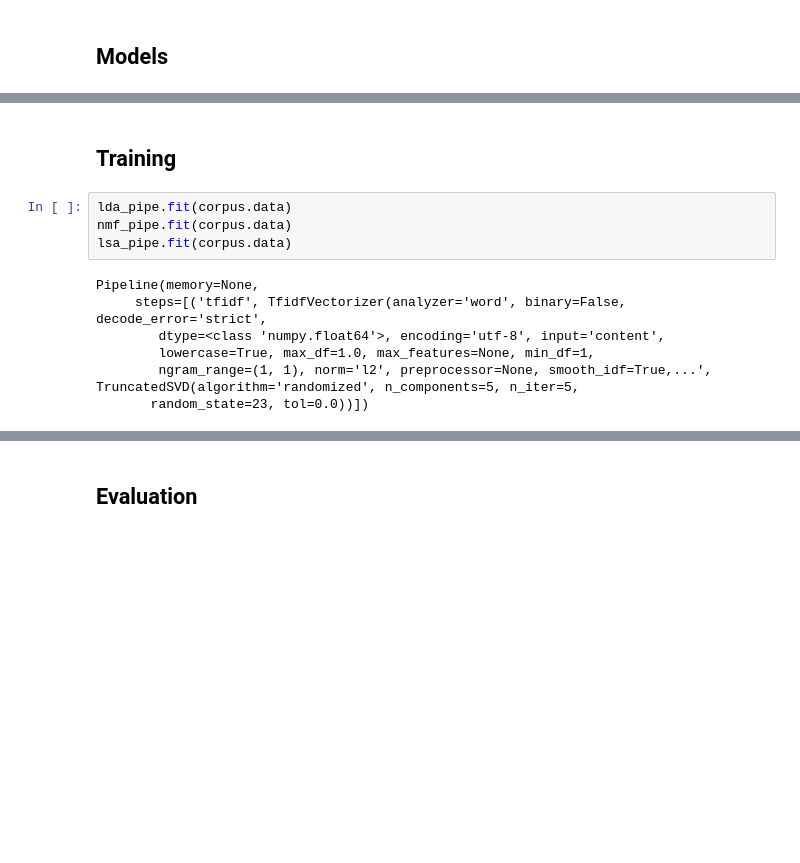
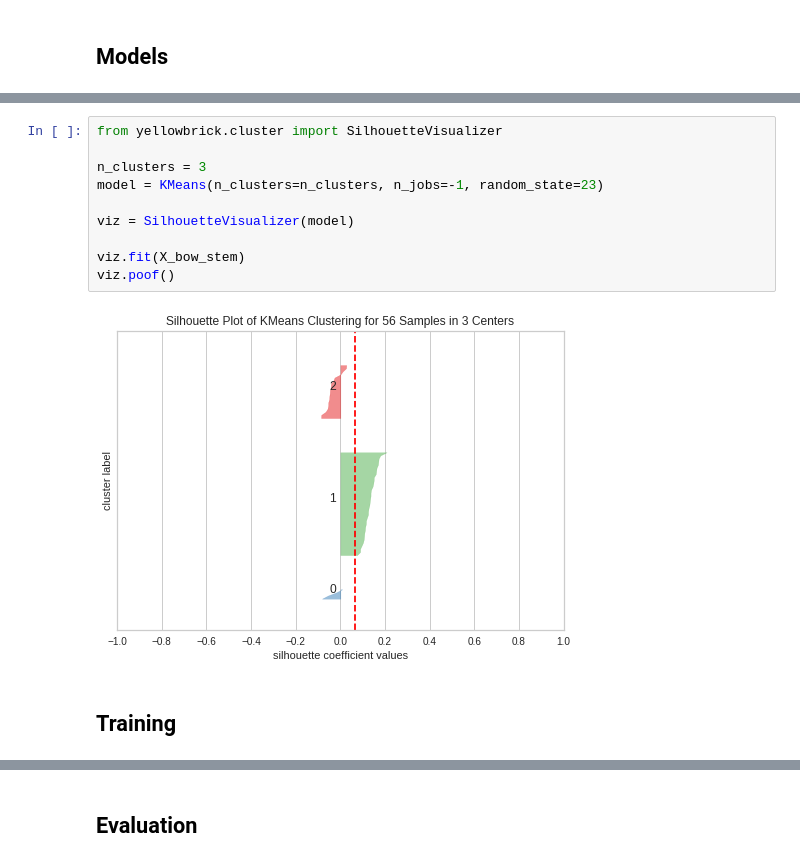
Before and after one commit to datadonK23/pyData-Projects, a Jupyter notebook: HolmesClustering/holmes_clustering/notebook/2_Modeling.ipynb, the cells around one changed output, grey strips where cells are left out. Saved outputs shown, nothing was run; the diff lists cells and outputs as text; blank space fills up the shorter version.

Commit message:
Modeling

```diff
--- a/HolmesClustering/holmes_clustering/notebook/2_Modeling.ipynb
+++ b/HolmesClustering/holmes_clustering/notebook/2_Modeling.ipynb
@@ -77,13 +69,14 @@ lda_model = GridSearchCV(lda_pipe, param_grid=lda_params, cv=5, n_jobs=-1)
+# %%
+from yellowbrick.cluster import SilhouetteVisualizer
+
+n_clusters = 3
+model = KMeans(n_clusters=n_clusters, n_jobs=-1, random_state=23)
+
+viz = SilhouetteVisualizer(model)
+
+viz.fit(X_bow_stem)
+viz.poof()
+# %% [output]
+[figure, added]
 # %% [markdown]
 ## Training
-# %%
-lda_pipe.fit(corpus.data)
-nmf_pipe.fit(corpus.data)
-lsa_pipe.fit(corpus.data)
-# %% [output]
-Pipeline(memory=None,
-     steps=[('tfidf', TfidfVectorizer(analyzer='word', binary=False, decode_error='strict',
-        dtype=<class 'numpy.float64'>, encoding='utf-8', input='content',
-        lowercase=True, max_df=1.0, max_features=None, min_df=1,
-        ngram_range=(1, 1), norm='l2', preprocessor=None, smooth_idf=True,...', TruncatedSVD(algorithm='randomized', n_components=5, n_iter=5,
-       random_state=23, tol=0.0))])
```
Also changed, not shown: parts of 18 cells of this notebook, 35 other files.
